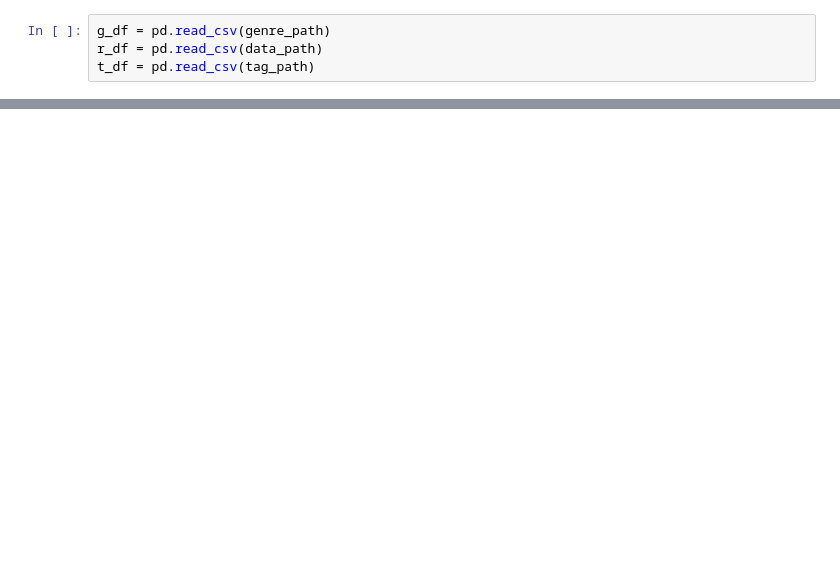
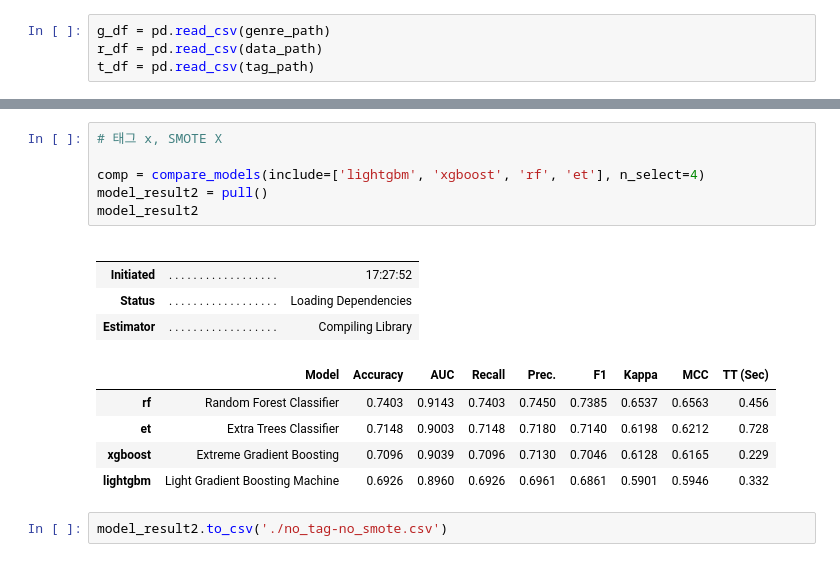
Before and after one commit to trevormoon/ASAC_ml_project, a Jupyter notebook: EDA/LSH/model/basic.ipynb, the cells around one changed output, grey strips where cells are left out. Drawn from its saved outputs; the diff is of its cells as text; blank space fills up the shorter version.

Commit message:
model_lsh2

```diff
--- a/EDA/LSH/model/basic.ipynb
+++ b/EDA/LSH/model/basic.ipynb
@@ -345,0 +220,19 @@ imp_lgb_df.head(15)
+# %%
+# 태그 x, SMOTE X
+
+comp = compare_models(include=['lightgbm', 'xgboost', 'rf', 'et'], n_select=4)
+model_result2 = pull()
+model_result2
+# %% [output]
+|  |  |  |
+|  |  |  |
+| Initiated | . . . . . . . . . . . . . . . . . . | 17:27:52 |
+| Status | . . . . . . . . . . . . . . . . . . | Loading Dependencies |
+| Estimator | . . . . . . . . . . . . . . . . . . | Compiling Library |
+|  | Model | Accuracy | AUC | Recall | Prec. | F1 | Kappa | MCC | TT (Sec) |
+| rf | Random Forest Classifier | 0.7403 | 0.9143 | 0.7403 | 0.7450 | 0.7385 | 0.6537 | 0.6563 | 0.456 |
+| et | Extra Trees Classifier | 0.7148 | 0.9003 | 0.7148 | 0.7180 | 0.7140 | 0.6198 | 0.6212 | 0.728 |
+| xgboost | Extreme Gradient Boosting | 0.7096 | 0.9039 | 0.7096 | 0.7130 | 0.7046 | 0.6128 | 0.6165 | 0.229 |
+| lightgbm | Light Gradient Boosting Machine | 0.6926 | 0.8960 | 0.6926 | 0.6961 | 0.6861 | 0.5901 | 0.5946 | 0.332 |
+# %%
+model_result2.to_csv('./no_tag-no_smote.csv')
```
Also changed, not shown: parts of 54 cells of this notebook, 6 other files.
